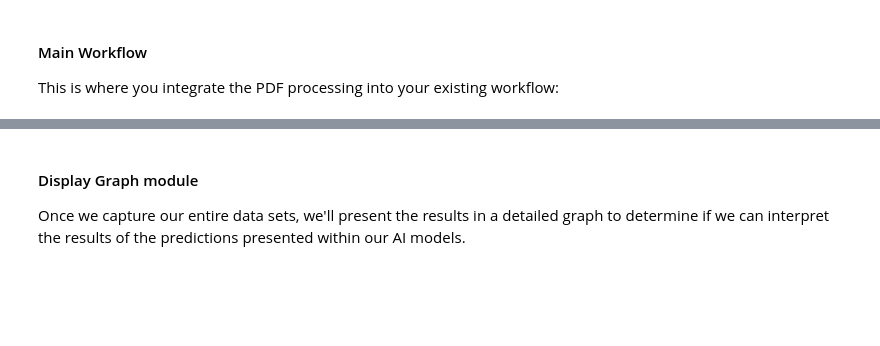
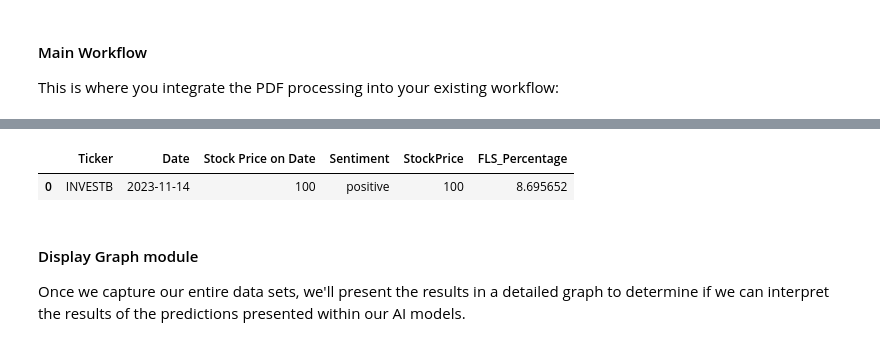
Before and after one commit to ranystephan/ML-Stock-News-Summarizer-Sentiment, a Jupyter notebook: Filings.ipynb, the cells around one changed output, grey strips where cells are left out. Drawn from its saved outputs; the diff is of its cells as text; code cells hidden in the pictures; blank space fills up the shorter version.

```diff
--- a/Filings.ipynb
+++ b/Filings.ipynb
@@ -149,7 +156,7 @@ For each sentence:
 
 Collect the above FLS results to measure the percentage of sentences that are Forward-looking statements.
 # %%
-def evaluate(filings):
+""" def evaluate(filings):
     # Container to hold the percentages of FLS sentences within each filing
     fls_pct = []
 
@@ -208,4 +215,4 @@ def evaluate(filings):
 
     # Add the measures to our results table
     filings['fls_pct'] = fls_pct
-    filings[f'fls_sentiment'] = scores
+    filings[f'fls_sentiment'] = scores """
@@ -263,3 +302,8 @@ Government of Sharjah shareholding increased from
+# %%
+results
+# %% [output]
+|  | Ticker | Date | Stock Price on Date | Sentiment | StockPrice | FLS_Percentage |
+| 0 | INVESTB | 2023-11-14 | 100 | positive | 100 | 8.695652 |
 # %% [markdown]
 #### Display Graph module
 Once we capture our entire data sets, we'll present the results in a detailed graph to determine if we can interpret the results of the predictions presented within our AI models.
```
Also changed, not shown: parts of 8 cells of this notebook.
